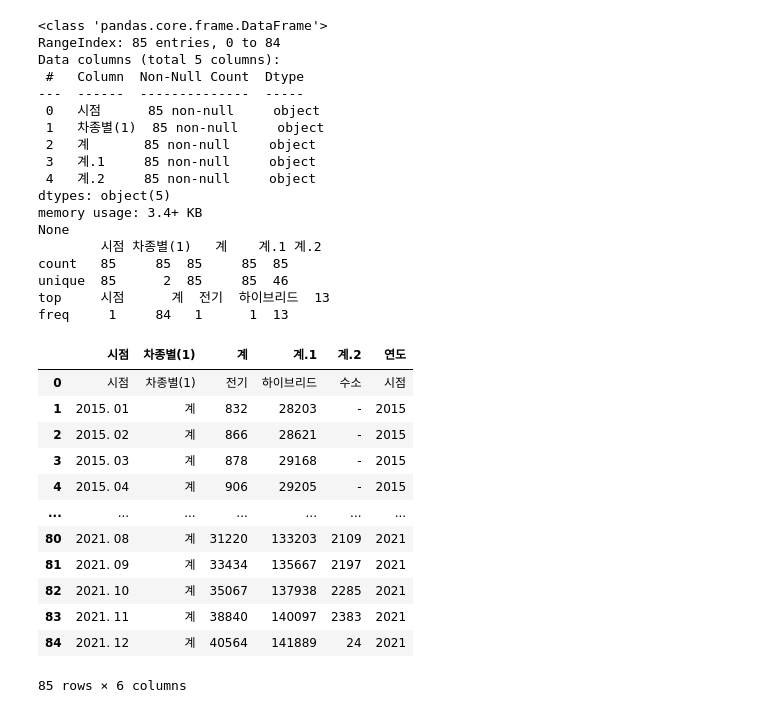
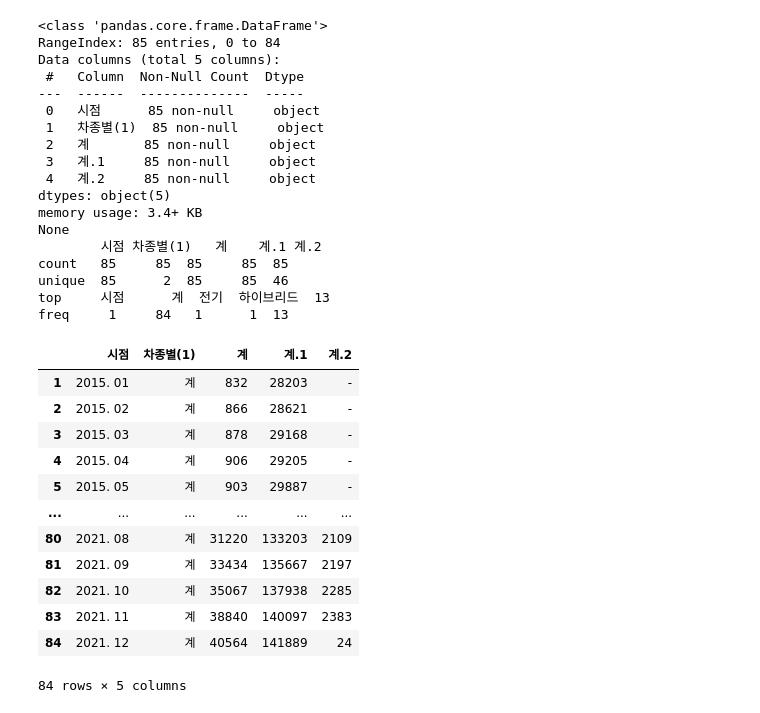
Before and after one commit to suahplanet/mining2022, a Jupyter notebook: data_practice.ipynb, the cells around one changed output. Cells and saved outputs as stored; diff of their text form; code cells hidden in the pictures.

Commit message:
Colaboratory를 통해 생성됨

```diff
--- a/data_practice.ipynb
+++ b/data_practice.ipynb
@@ -14,12 +61,11 @@ Mounted at /content/drive
 # %%
 import pandas as pd
 
-# 사용한 공공데이터 : 서울시 자동차 등록현황(연료별) 통계 중 전기, 하이브리드, 수소 (2015.01 ~ 2021.12) (https://data.seoul.go.kr/dataList/10860/S/2/datasetView.do)
-car = pd.read_csv("/content/drive/My Drive/Colab Notebooks/자동차+등록현황(연료별)3.csv")
+df = pd.read_csv("/content/drive/My Drive/Colab Notebooks/자동차+등록현황(연료별)3.csv")
 
-display(car) # 처음 5행 확인
-print(car.info())
-print(car.describe())
+display(df) # 처음 5행 확인
+print(df.info())
+print(df.describe())
 # %% [output]
 |  | 시점 | 차종별(1) | 계 | 계.1 | 계.2 |
 | 0 | 시점 | 차종별(1) | 전기 | 하이브리드 | 수소 |
@@ -52,21 +98,21 @@ count   85     85  85     85  85
 unique  85      2  85     85  46
 top     시점      계  전기  하이브리드  13
 freq     1     84   1      1  13
-# %%
-car['연도'] = car.시점.str.split('.').str[0]
-
-car
-# %% [output]
-|  | 시점 | 차종별(1) | 계 | 계.1 | 계.2 | 연도 |
-| 0 | 시점 | 차종별(1) | 전기 | 하이브리드 | 수소 | 시점 |
-| 1 | 2015. 01 | 계 | 832 | 28203 | - | 2015 |
-| 2 | 2015. 02 | 계 | 866 | 28621 | - | 2015 |
-| 3 | 2015. 03 | 계 | 878 | 29168 | - | 2015 |
-| 4 | 2015. 04 | 계 | 906 | 29205 | - | 2015 |
-| ... | ... | ... | ... | ... | ... | ... |
-| 80 | 2021. 08 | 계 | 31220 | 133203 | 2109 | 2021 |
-| 81 | 2021. 09 | 계 | 33434 | 135667 | 2197 | 2021 |
-| 82 | 2021. 10 | 계 | 35067 | 137938 | 2285 | 2021 |
-| 83 | 2021. 11 | 계 | 38840 | 140097 | 2383 | 2021 |
-| 84 | 2021. 12 | 계 | 40564 | 141889 | 24 | 2021 |
-85 rows × 6 columns
+# %%
+df= df.drop(index=0, axis=0)
+
+display(df)
+# %% [output]
+|  | 시점 | 차종별(1) | 계 | 계.1 | 계.2 |
+| 1 | 2015. 01 | 계 | 832 | 28203 | - |
+| 2 | 2015. 02 | 계 | 866 | 28621 | - |
+| 3 | 2015. 03 | 계 | 878 | 29168 | - |
+| 4 | 2015. 04 | 계 | 906 | 29205 | - |
+| 5 | 2015. 05 | 계 | 903 | 29887 | - |
+| ... | ... | ... | ... | ... | ... |
+| 80 | 2021. 08 | 계 | 31220 | 133203 | 2109 |
+| 81 | 2021. 09 | 계 | 33434 | 135667 | 2197 |
+| 82 | 2021. 10 | 계 | 35067 | 137938 | 2285 |
+| 83 | 2021. 11 | 계 | 38840 | 140097 | 2383 |
+| 84 | 2021. 12 | 계 | 40564 | 141889 | 24 |
+84 rows × 5 columns
```
Also changed, not shown: parts of 13 cells of this notebook.
